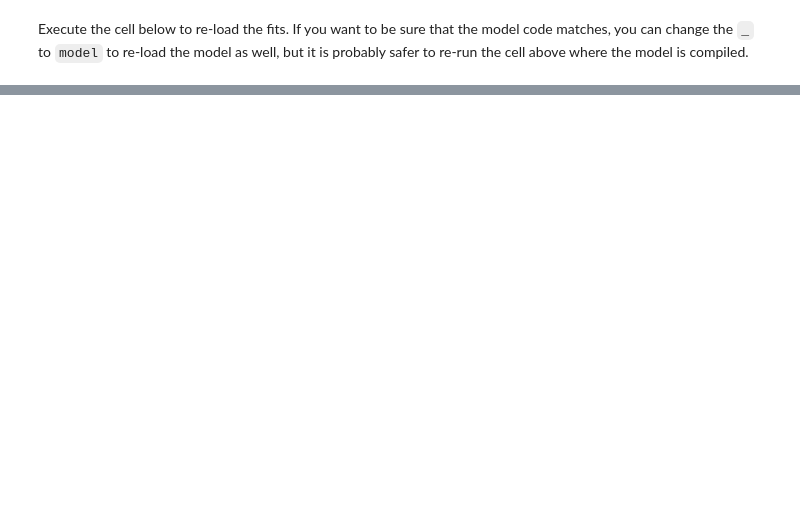
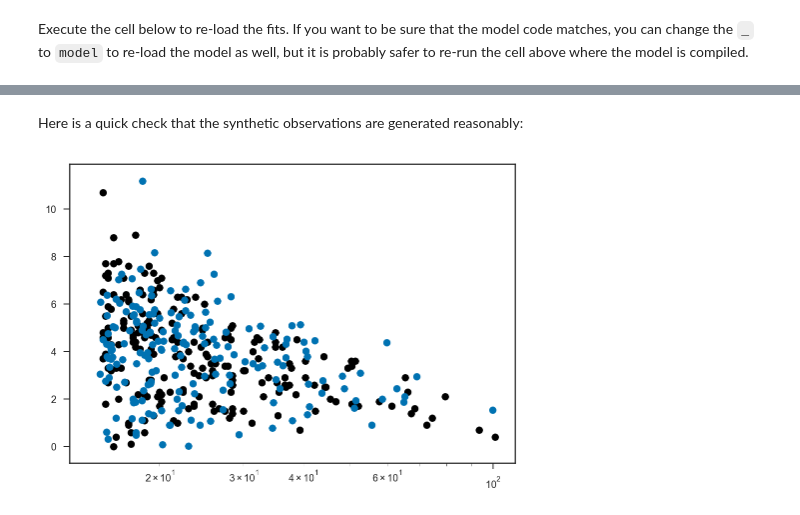
Before and after one commit to farr/30DorIMF, a Jupyter notebook: IMF.ipynb, the cells around one changed output, grey strips where cells are left out. Saved outputs shown, nothing was run; the diff lists cells and outputs as text; code cells hidden in the pictures; blank space fills up the shorter version.

```diff
--- a/IMF.ipynb
+++ b/IMF.ipynb
@@ -372,3 +374,42 @@ When unpickling the StanModel must be unpickled first.
+# %%
+def draw_systems(fit, chain):
+    d = fit.data
+
+    i = randint(chain['L'].shape[0])
+    L = chain['L'][i]
+    alpha = chain['alpha'][i]
+    mu = chain['mu_t'][i]
+    sigma = chain['sigma_t'][i]
+
+    N = random.poisson(L)
+    ts = mu + sigma*randn(N)
+    while any(ts<0) or any(ts>d['tmax']):
+        ts[ts<0] = mu + sigma*randn(count_nonzero(ts<0))
+        ts[ts>d['tmax']] = mu + sigma*randn(count_nonzero(ts>d['tmax']))
+    ms = d['MMin']*(1-random.uniform(size=N))**(1.0/(1.0-alpha))
+
+    # Cut down to observed objects
+    ms, ts = zip(*[(m,t) for m,t in zip(ms,ts) if t < lifetime(m, c_lifetime)])
+
+    # Now get observational errors
+    ms_out = []
+    ts_out = []
+
+    for m,t in zip(ms, ts):
+        sigma_logm = d['sigma_logM'][argmin(abs(d['log_Mobs']-m))]
+        sigma_t = d['sigma_age'][argmin(abs(d['ageobs']-t))]
+
+        mo = -1.0
+        while mo < d['MMin']:
+            mo = exp(ss.t.rvs(d['nu'], loc=log(m), scale=sigma_logm))
+        ms_out.append(mo)
+
+        to = -1.0
+        while to < 0:
+            to = ss.t.rvs(d['nu'], loc=t, scale=sigma_t)
+        ts_out.append(to)
+
+    return array(ms_out), array(ts_out)
 # %% [markdown]
 Some useful plotting code:
 # %%
@@ -483,0 +551,9 @@ legend(loc='best')
+# %% [markdown]
+Here is a quick check that the synthetic observations are generated reasonably:
+# %%
+ms, ts = draw_systems(fit, chain)
+scatter(stellar_parameters['Mini'][stellar_parameters['Mini']>MComplete], stellar_parameters['age'][stellar_parameters['Mini']>MComplete], color='k')
+scatter(ms, ts, color=sns.color_palette()[0])
+xscale('log')
+# %% [output]
+[figure, added]
```
Also changed, not shown: parts of 17 cells of this notebook, 7 other files.
